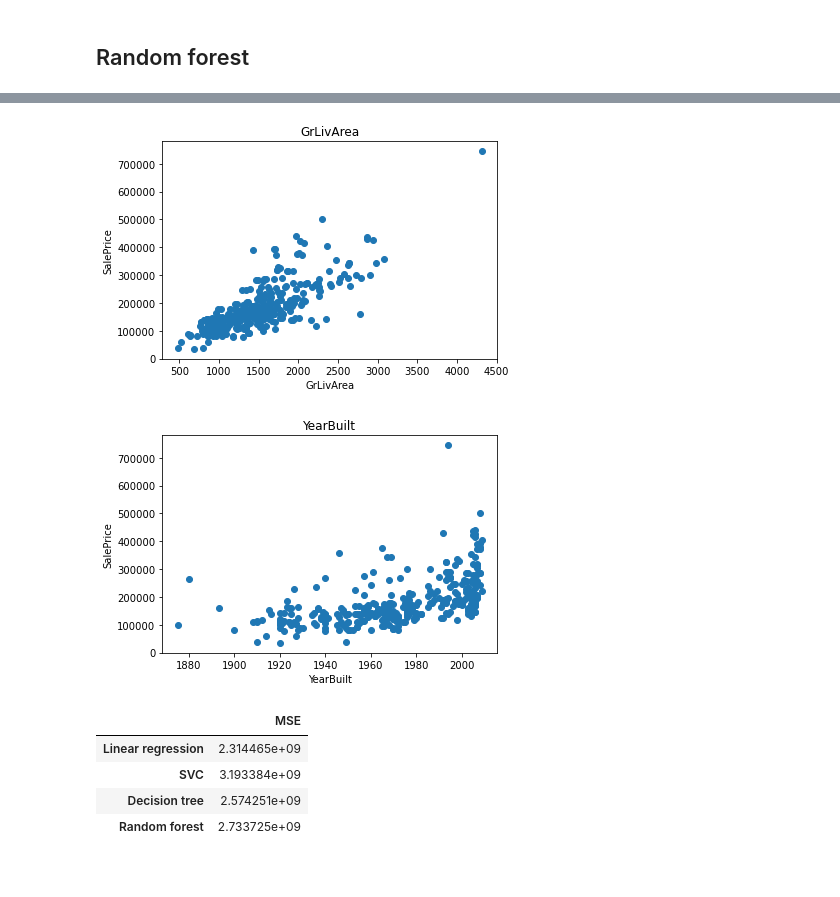
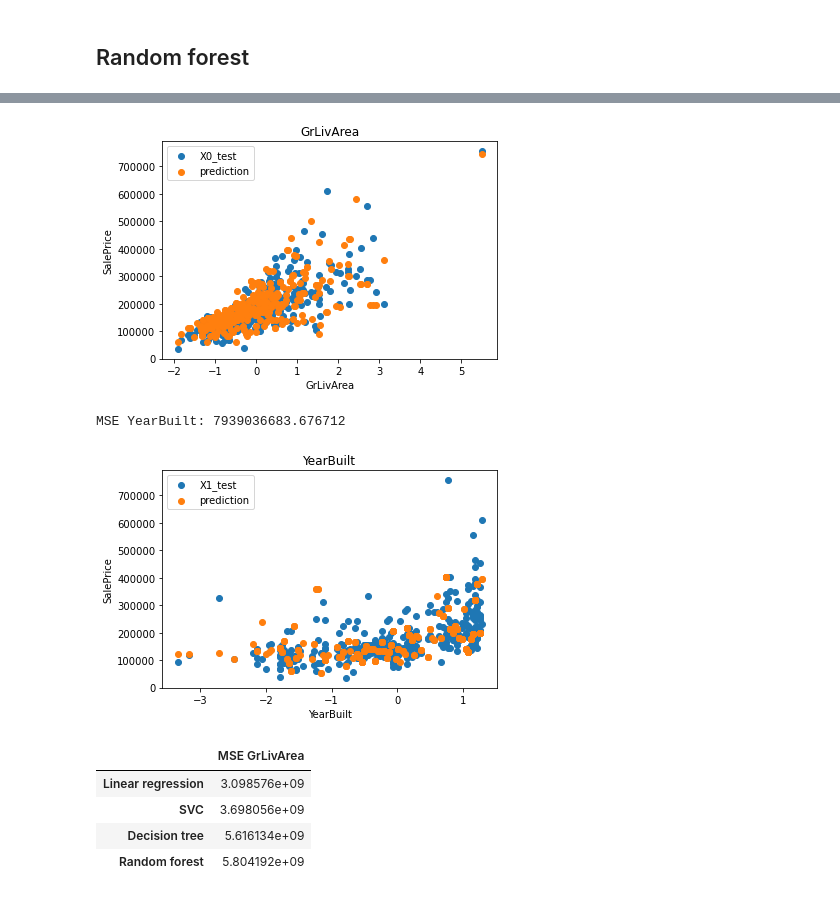
Before and after one commit to HieuNguyenHuu/DIVE_INTO_CODE, a Jupyter notebook: week4/Introductory_Machine_Learning_Pre_Class_assignment_2_Predicting_House_Prices.ipynb, the cells around one changed output, grey strips where cells are left out. Saved outputs shown, nothing was run; the diff lists cells and outputs as text; code cells hidden in the pictures.

```diff
--- a/week4/Introductory_Machine_Learning_Pre_Class_assignment_2_Predicting_House_Prices.ipynb
+++ b/week4/Introductory_Machine_Learning_Pre_Class_assignment_2_Predicting_House_Prices.ipynb
@@ -170,11 +157,11 @@ from sklearn.pipeline import make_pipeline
 from sklearn.svm import SVC
 
 clf = make_pipeline(StandardScaler(), SVC(gamma='auto'))
-clf.fit(X_train_trans, y_train)
-clf_pred = clf.predict(X_test_trans)
+clf.fit(X0_train_trans, np.ravel(y_train))
+clf_pred_X0 = clf.predict(X0_test_trans)
 
-print("MSE:", mean_squared_error(y_true=y_test, y_pred=clf_pred))
+print("MSE GrLivArea:", mean_squared_error(y_true=y_test, y_pred=clf_pred_X0 ))
 
-mSE_results.append(mean_squared_error(y_true=y_test, y_pred=clf_pred))
+mSE_results_X0.append(mean_squared_error(y_true=y_test, y_pred=clf_pred_X0 ))
 model_names.append("SVC")
 # %% [output]
@@ -181,0 +179,8 @@ MSE: 3193384428.4328766
+# %%
+clf = make_pipeline(StandardScaler(), SVC(gamma='auto'))
+clf.fit(X1_train_trans, np.ravel(y_train))
+clf_pred_X1 = clf.predict(X1_test_trans)
+
+print("MSE YearBuilt:", mean_squared_error(y_true=y_test, y_pred=clf_pred_X1 ))
+
+mSE_results_X1.append(mean_squared_error(y_true=y_test, y_pred=clf_pred_X1 ))
@@ -240,23 +256,37 @@ MSE: 2733724683.021918
+# %%
+plt.scatter(X0_test_trans, y_test)
+plt.scatter(X0_test_trans, rfc_pred_X0)
+plt.title('GrLivArea')
+plt.xlabel('GrLivArea')
+plt.ylabel('SalePrice')
+plt.legend(["X0_test","prediction"])
+plt.show()
+# %% [output]
+[figure, added]
+# %%
+rfc = RandomForestClassifier().fit(X1_train_trans, np.ravel(y_train))
+rfc_pred_X1 = rfc.predict(X1_test_trans)
+
+print("MSE YearBuilt:", mean_squared_error(y_true=y_test, y_pred=rfc_pred_X1))
+
+mSE_results_X1.append(mean_squared_error(y_true=y_test, y_pred=rfc_pred_X1))
+# %% [output]
+MSE YearBuilt: 7939036683.676712
 # %%
-plt.scatter(X_test.loc[:, 'GrLivArea'], rfc_pred)
-plt.title('GrLivArea')
-plt.xlabel('GrLivArea')
-plt.ylabel('SalePrice')
-plt.show()
-
-plt.scatter(X_test.loc[:, 'YearBuilt'], rfc_pred)
+plt.scatter(X1_test_trans, y_test)
+plt.scatter(X1_test_trans, rfc_pred_X1)
 plt.title('YearBuilt')
 plt.xlabel('YearBuilt')
 plt.ylabel('SalePrice')
+plt.legend(["X1_test","prediction"])
 plt.show()
 # %% [output]
-[figure, old version]
+[figure, new version]
-[figure, removed]
 # %%
-pd.DataFrame(mSE_results, index=model_names, columns=['MSE'])
+pd.DataFrame(mSE_results_X0, index=model_names, columns=['MSE GrLivArea'])
 # %% [output]
-|  | MSE |
-| Linear regression | 2.314465e+09 |
-| SVC | 3.193384e+09 |
-| Decision tree | 2.574251e+09 |
-| Random forest | 2.733725e+09 |
+|  | MSE GrLivArea |
+| Linear regression | 3.098576e+09 |
+| SVC | 3.698056e+09 |
+| Decision tree | 5.616134e+09 |
+| Random forest | 5.804192e+09 |
```
Also changed, not shown: parts of 19 cells of this notebook.
